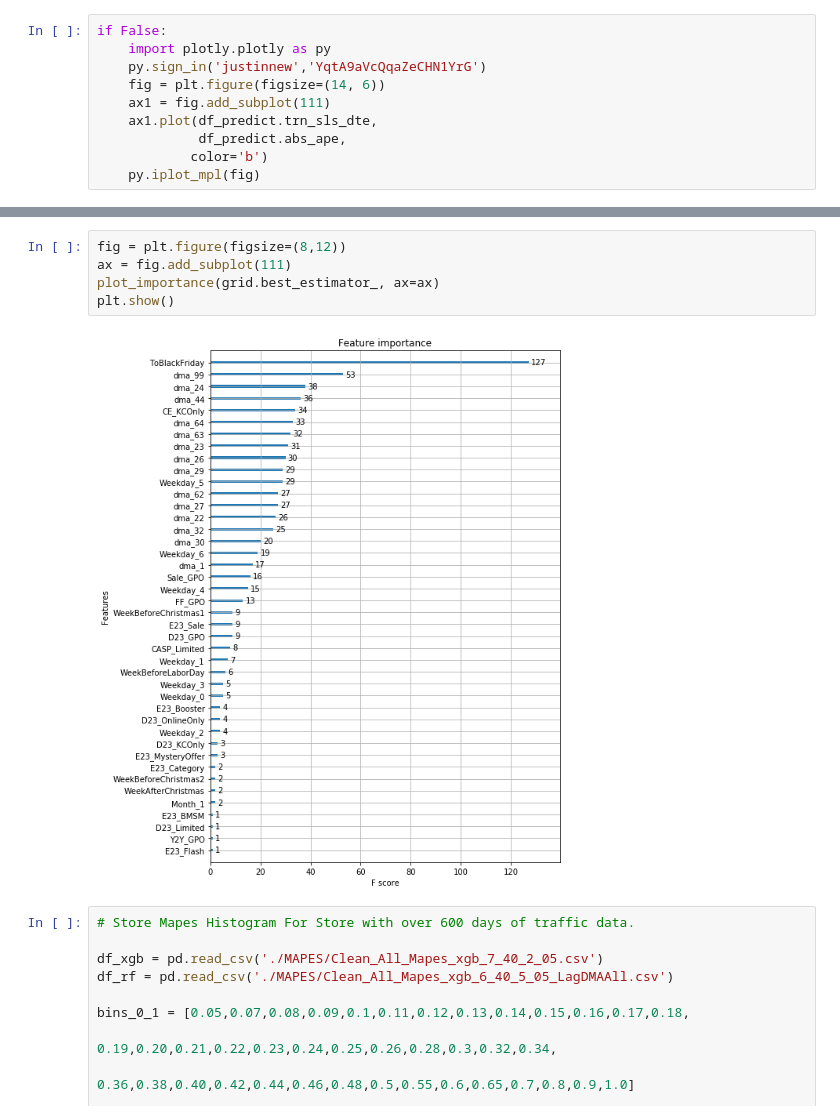
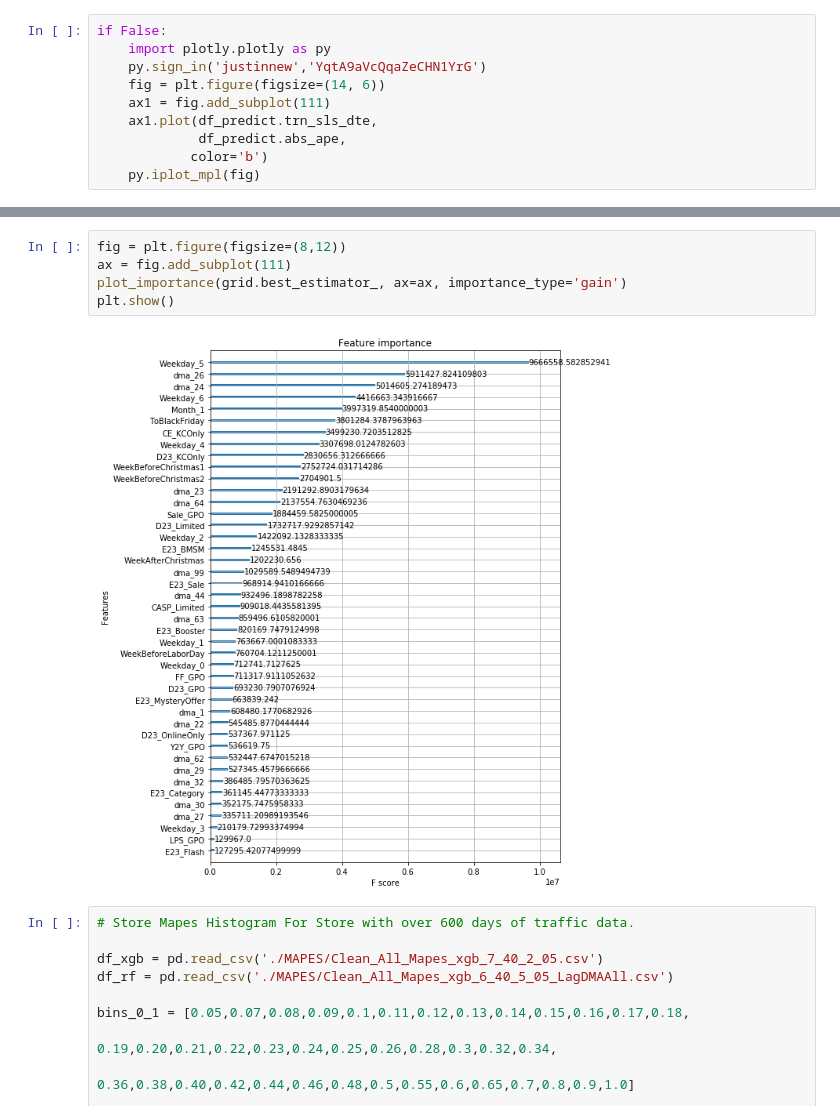
Before and after one commit to JustinNew/archive, a Jupyter notebook: projects/LaborOptimization/Traffic/traffic_nondiff_V2.0.ipynb, the cells around one changed output, grey strips where cells are left out. Drawn from its saved outputs; the diff is of its cells as text.

```diff
--- a/projects/LaborOptimization/Traffic/traffic_nondiff_V2.0.ipynb
+++ b/projects/LaborOptimization/Traffic/traffic_nondiff_V2.0.ipynb
@@ -611,10 +628,10 @@ feature_cols
 # %%
 fig = plt.figure(figsize=(8,12))
 ax = fig.add_subplot(111)
-plot_importance(grid.best_estimator_, ax=ax)
+plot_importance(grid.best_estimator_, ax=ax, importance_type='gain')
 plt.show()
 # %% [output]
-[figure, old version]
+[figure, new version]
 # %%
 # Store Mapes Histogram For Store with over 600 days of traffic data.
 
```
Also changed, not shown: parts of 7 cells of this notebook, 1 other file.
